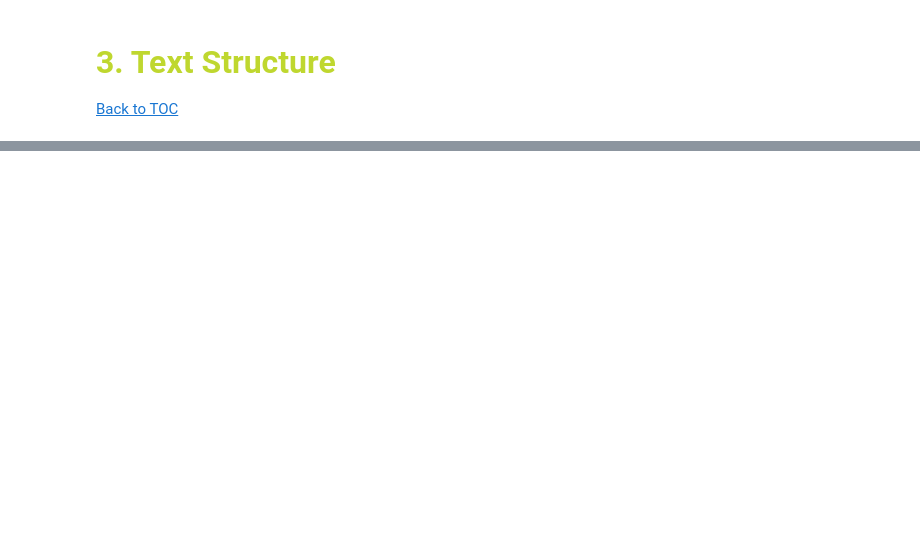
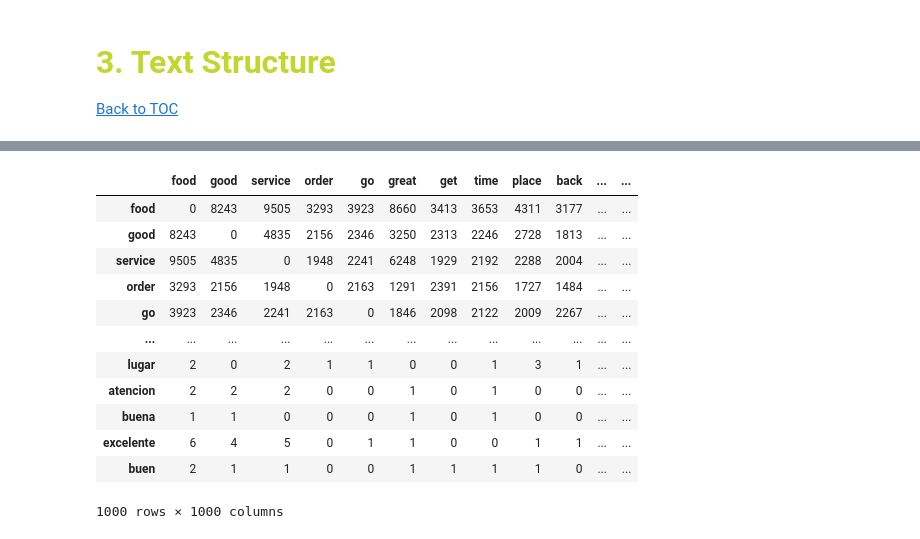
Before and after one commit to beatrizmarques2005/text_mining_in_reviews, a Jupyter notebook: notebooks/02_general_data_prep.ipynb, the cells around one changed output, grey strips where cells are left out. Cells and saved outputs as stored; diff of their text form; code cells hidden in the pictures; blank space fills up the shorter version.

```diff
--- a/notebooks/02_general_data_prep.ipynb
+++ b/notebooks/02_general_data_prep.ipynb
@@ -204,0 +327,18 @@ len(vocabulary)
+# %%
+cooc_matrix_tfidf = cooccurrence_matrix(tfidf_df, sentence_cooc=False, window_size=5)
+# %%
+display(cooc_matrix_tfidf)
+# %% [output]
+|  | food | good | service | order | go | great | get | time | place | back | ... | ... |
+| food | 0 | 8243 | 9505 | 3293 | 3923 | 8660 | 3413 | 3653 | 4311 | 3177 | ... | ... |
+| good | 8243 | 0 | 4835 | 2156 | 2346 | 3250 | 2313 | 2246 | 2728 | 1813 | ... | ... |
+| service | 9505 | 4835 | 0 | 1948 | 2241 | 6248 | 1929 | 2192 | 2288 | 2004 | ... | ... |
+| order | 3293 | 2156 | 1948 | 0 | 2163 | 1291 | 2391 | 2156 | 1727 | 1484 | ... | ... |
+| go | 3923 | 2346 | 2241 | 2163 | 0 | 1846 | 2098 | 2122 | 2009 | 2267 | ... | ... |
+| ... | ... | ... | ... | ... | ... | ... | ... | ... | ... | ... | ... | ... |
+| lugar | 2 | 0 | 2 | 1 | 1 | 0 | 0 | 1 | 3 | 1 | ... | ... |
+| atencion | 2 | 2 | 2 | 0 | 0 | 1 | 0 | 1 | 0 | 0 | ... | ... |
+| buena | 1 | 1 | 0 | 0 | 0 | 1 | 0 | 1 | 0 | 0 | ... | ... |
+| excelente | 6 | 4 | 5 | 0 | 1 | 1 | 0 | 0 | 1 | 1 | ... | ... |
+| buen | 2 | 1 | 1 | 0 | 0 | 1 | 1 | 1 | 1 | 0 | ... | ... |
+1000 rows × 1000 columns
```
Also changed, not shown: parts of 37 cells of this notebook, 6 other files.
